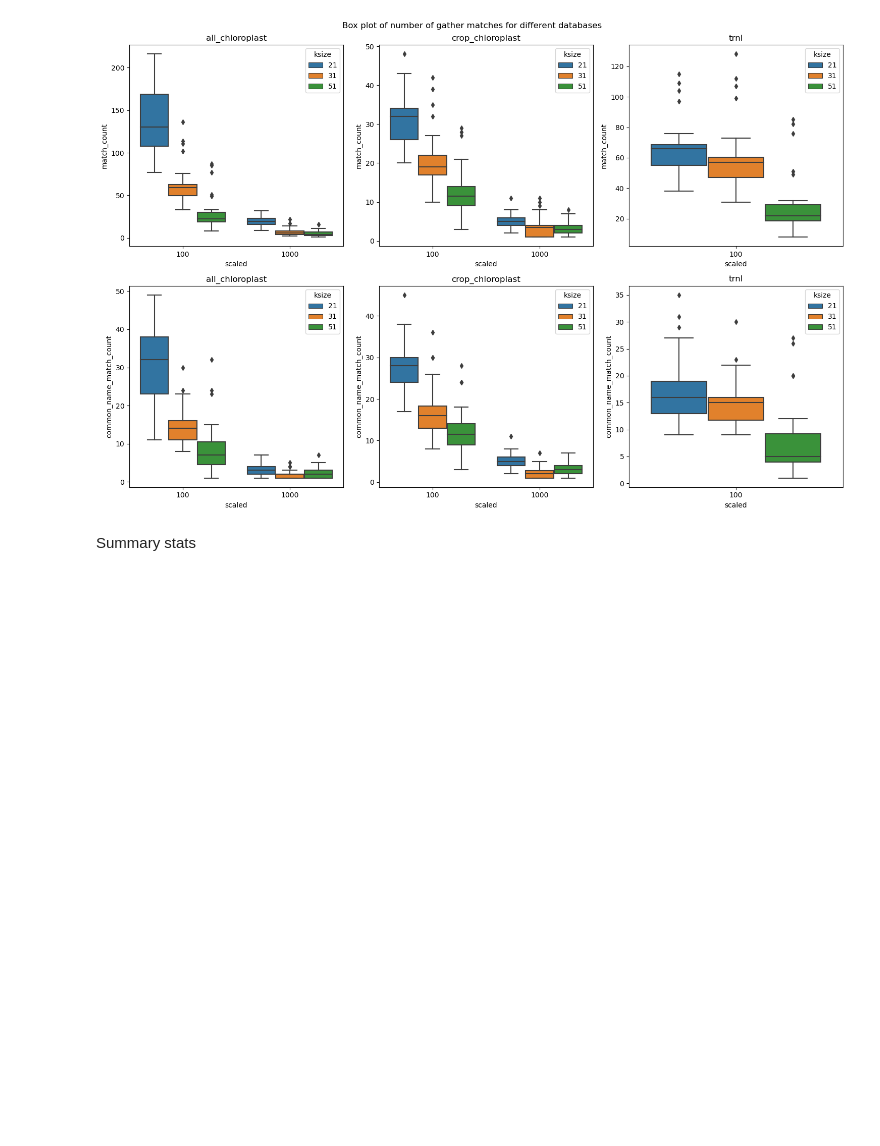
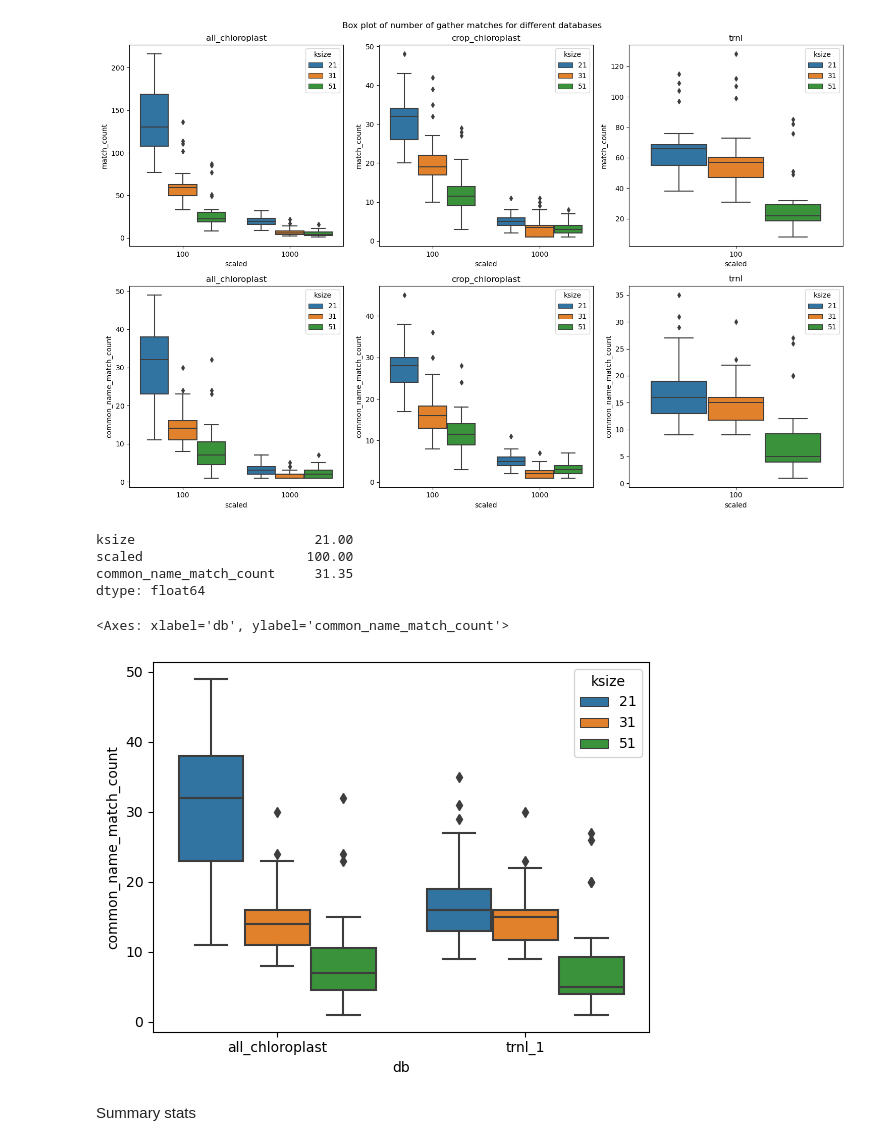
Before and after one commit to ccbaumler/2023-dietary-plants, a Jupyter notebook: Scripts/gather_results.ipynb, the cells around one changed output. Cells and saved outputs as stored; diff of their text form; code cells hidden in the pictures; blank space fills up the shorter version.

Commit message:
added bar plots for presentation

```diff
--- a/Scripts/gather_results.ipynb
+++ b/Scripts/gather_results.ipynb
@@ -210,6 +210,22 @@ plt.tight_layout()
 plt.show()
 # %% [output]
 [figure]
+# %%
+grouped_2[(grouped_2['db'] == 'all_chloroplast') & (grouped_2['ksize'] ==21)&(grouped_2['scaled'] ==100)].mean()
+# %% [output]
+ksize                       21.00
+scaled                     100.00
+common_name_match_count     31.35
+dtype: float64
+# %%
+data = grouped_2[(grouped_2['db'] == 'all_chloroplast') | (grouped_2['db'] == 'trnl_1')]
+data[data['db'] == 'all_chloroplast']['common_name_match_count']
+data= data[data['scaled']==100]
+# %%
+sns.boxplot(x='db', y='common_name_match_count', hue='ksize', data = data)
+# %% [output]
+<Axes: xlabel='db', ylabel='common_name_match_count'>
+[figure, added]
 # %% [markdown]
 Summary stats
 # %%
```
Also changed, not shown: parts of 2 cells of this notebook.
